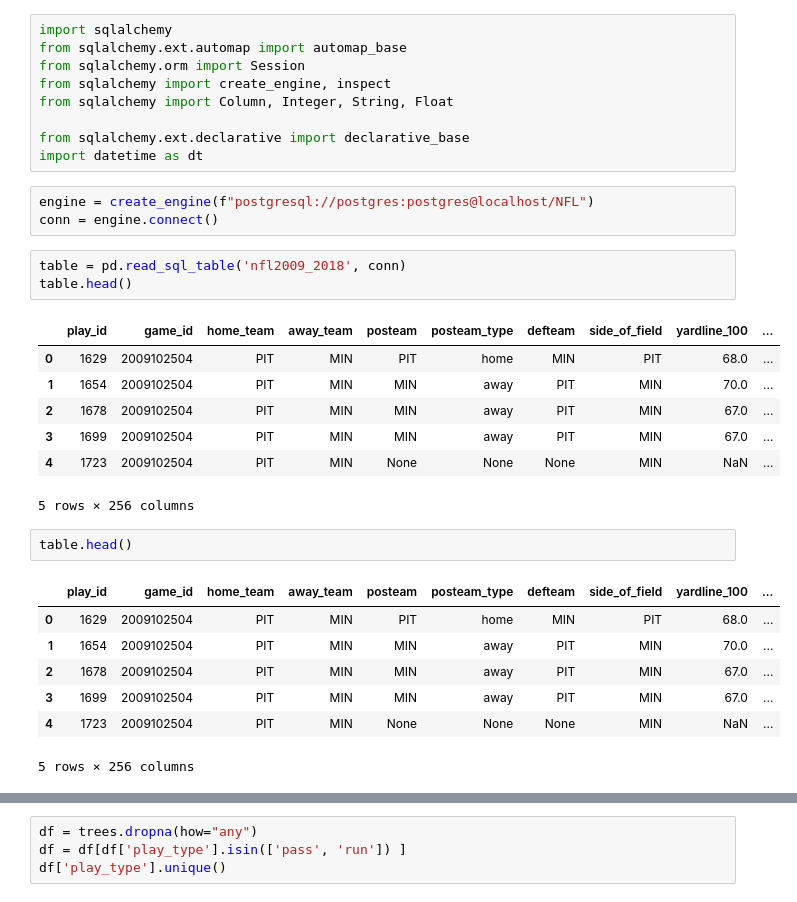
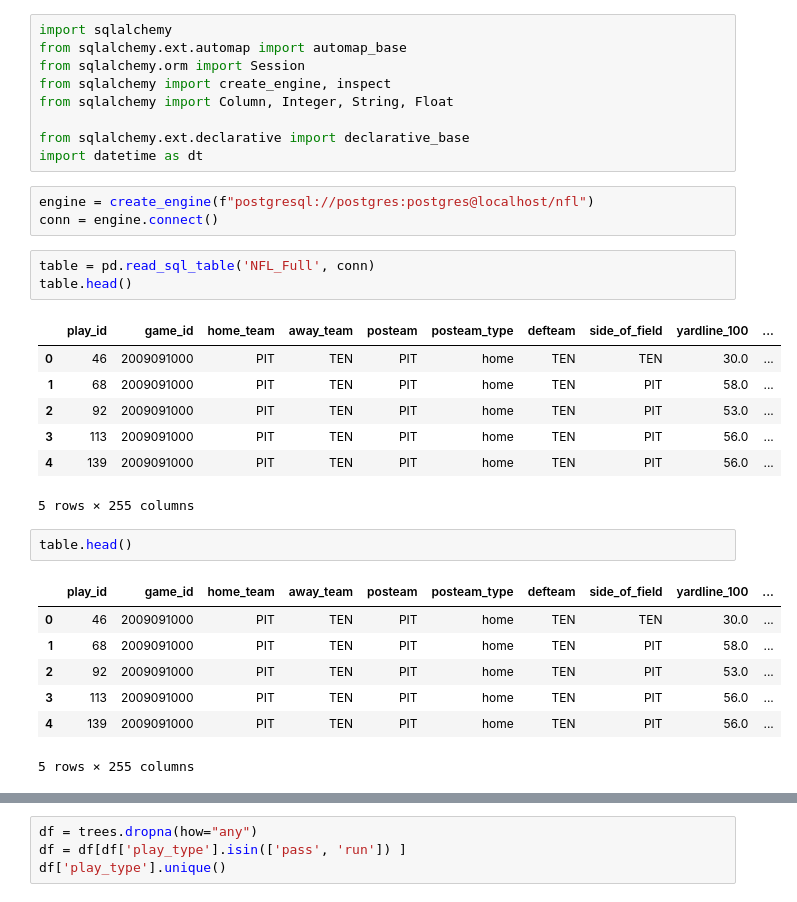
Before and after one commit to tiroger/Prediciting_NFL_Stats_ML, a Jupyter notebook: Play_Type_Random_Forest.ipynb, the cells around one changed output, grey strips where cells are left out. Drawn from its saved outputs; the diff is of its cells as text.

```diff
--- a/Play_Type_Random_Forest.ipynb
+++ b/Play_Type_Random_Forest.ipynb
@@ -12,26 +12,26 @@ from sqlalchemy import Column, Integer, String, Float
 from sqlalchemy.ext.declarative import declarative_base
 import datetime as dt
 # %%
-engine = create_engine(f"postgresql://postgres:postgres@localhost/NFL")
+engine = create_engine(f"postgresql://postgres:postgres@localhost/nfl")
 conn = engine.connect()
 # %%
-table = pd.read_sql_table('nfl2009_2018', conn)
+table = pd.read_sql_table('NFL_Full', conn)
 table.head()
 # %% [output]
 |  | play_id | game_id | home_team | away_team | posteam | posteam_type | defteam | side_of_field | yardline_100 | ... |
-| 0 | 1629 | 2009102504 | PIT | MIN | PIT | home | MIN | PIT | 68.0 | ... |
-| 1 | 1654 | 2009102504 | PIT | MIN | MIN | away | PIT | MIN | 70.0 | ... |
-| 2 | 1678 | 2009102504 | PIT | MIN | MIN | away | PIT | MIN | 67.0 | ... |
-| 3 | 1699 | 2009102504 | PIT | MIN | MIN | away | PIT | MIN | 67.0 | ... |
-| 4 | 1723 | 2009102504 | PIT | MIN | None | None | None | MIN | NaN | ... |
+| 0 | 46 | 2009091000 | PIT | TEN | PIT | home | TEN | TEN | 30.0 | ... |
+| 1 | 68 | 2009091000 | PIT | TEN | PIT | home | TEN | PIT | 58.0 | ... |
+| 2 | 92 | 2009091000 | PIT | TEN | PIT | home | TEN | PIT | 53.0 | ... |
+| 3 | 113 | 2009091000 | PIT | TEN | PIT | home | TEN | PIT | 56.0 | ... |
+| 4 | 139 | 2009091000 | PIT | TEN | PIT | home | TEN | PIT | 56.0 | ... |
-5 rows × 256 columns
+5 rows × 255 columns
 # %%
 table.head()
 # %% [output]
 |  | play_id | game_id | home_team | away_team | posteam | posteam_type | defteam | side_of_field | yardline_100 | ... |
-| 0 | 1629 | 2009102504 | PIT | MIN | PIT | home | MIN | PIT | 68.0 | ... |
-| 1 | 1654 | 2009102504 | PIT | MIN | MIN | away | PIT | MIN | 70.0 | ... |
-| 2 | 1678 | 2009102504 | PIT | MIN | MIN | away | PIT | MIN | 67.0 | ... |
-| 3 | 1699 | 2009102504 | PIT | MIN | MIN | away | PIT | MIN | 67.0 | ... |
-| 4 | 1723 | 2009102504 | PIT | MIN | None | None | None | MIN | NaN | ... |
+| 0 | 46 | 2009091000 | PIT | TEN | PIT | home | TEN | TEN | 30.0 | ... |
+| 1 | 68 | 2009091000 | PIT | TEN | PIT | home | TEN | PIT | 58.0 | ... |
+| 2 | 92 | 2009091000 | PIT | TEN | PIT | home | TEN | PIT | 53.0 | ... |
+| 3 | 113 | 2009091000 | PIT | TEN | PIT | home | TEN | PIT | 56.0 | ... |
+| 4 | 139 | 2009091000 | PIT | TEN | PIT | home | TEN | PIT | 56.0 | ... |
-5 rows × 256 columns
+5 rows × 255 columns
```
Also changed, not shown: parts of 23 cells of this notebook, 6 other files.
